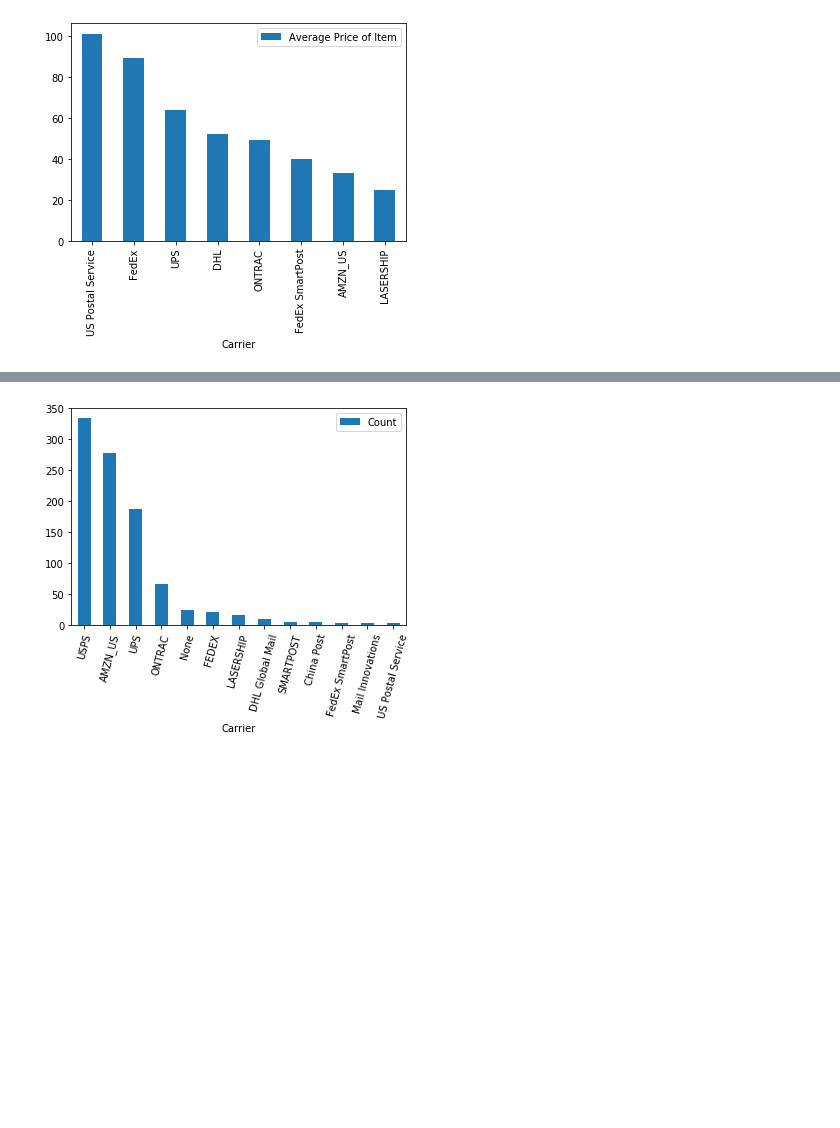
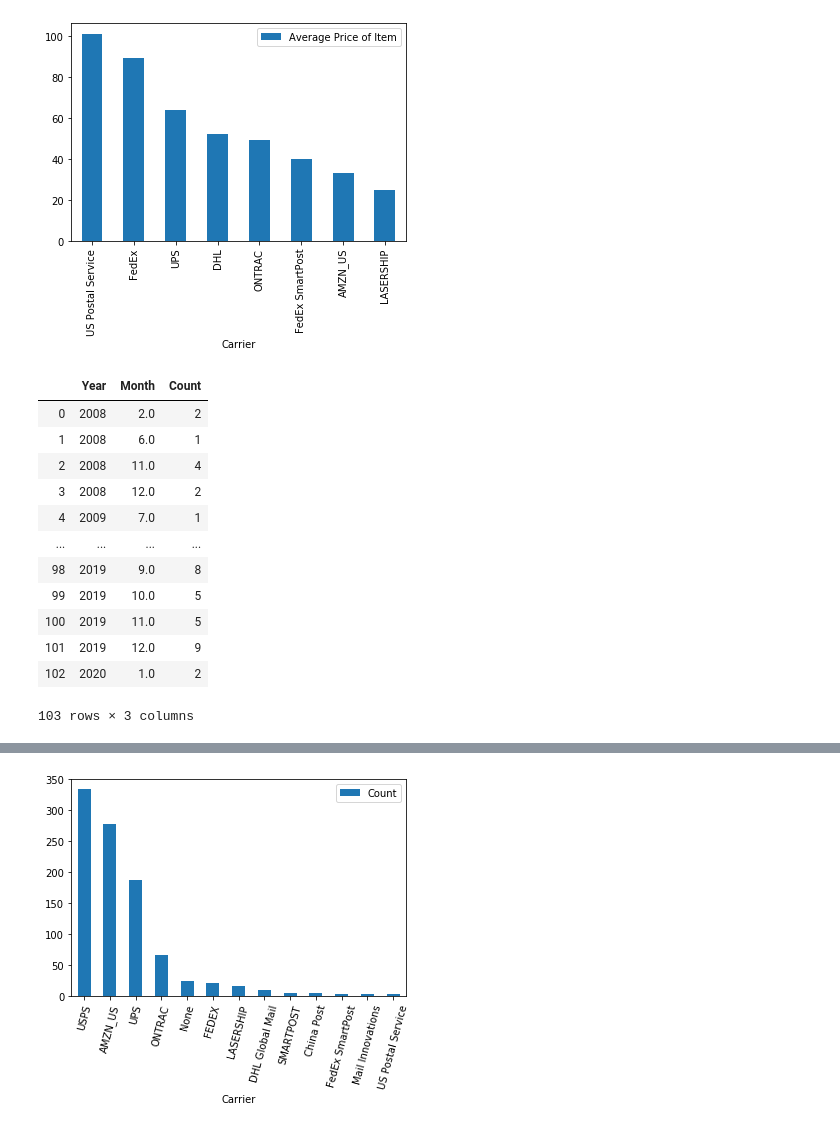
Before and after one commit to AmitSamra/DataEngineering.Labs.AirflowProject, a Jupyter notebook: amazon_visualization.ipynb, the cells around one changed output, grey strips where cells are left out. Saved outputs shown, nothing was run; the diff lists cells and outputs as text; code cells hidden in the pictures; blank space fills up the shorter version.

```diff
--- a/amazon_visualization.ipynb
+++ b/amazon_visualization.ipynb
@@ -194,3 +205,31 @@ df_con_avg_spend
 plot_df_car_avg2 = df_con_car_avg2.plot.bar(x=0, y=1, rot = 90)
 # %% [output]
 [figure]
+# %%
+con_month_trend = connection.execute('''
+SELECT extract(year from order_date) as year, extract(month from order_date) as month, count(*)
+FROM amazon.amazon_purchases
+GROUP BY year, month
+ORDER BY year, month
+''')
+
+data_con_month_trend = [row for row in con_month_trend]
+df_con_month_trend = pd.DataFrame.from_records(data_con_month_trend)
+df_con_month_trend.columns = ['Year','Month', 'Count']
+df_con_month_trend['Year'] = df_con_month_trend['Year'].astype(int)
+df_con_month_trend['Count'] = df_con_month_trend['Count'].astype(int)
+df_con_month_trend
+# %% [output]
+|  | Year | Month | Count |
+| 0 | 2008 | 2.0 | 2 |
+| 1 | 2008 | 6.0 | 1 |
+| 2 | 2008 | 11.0 | 4 |
+| 3 | 2008 | 12.0 | 2 |
+| 4 | 2009 | 7.0 | 1 |
+| ... | ... | ... | ... |
+| 98 | 2019 | 9.0 | 8 |
+| 99 | 2019 | 10.0 | 5 |
+| 100 | 2019 | 11.0 | 5 |
+| 101 | 2019 | 12.0 | 9 |
+| 102 | 2020 | 1.0 | 2 |
+103 rows × 3 columns
```
Also changed, not shown: parts of 3 cells of this notebook.
